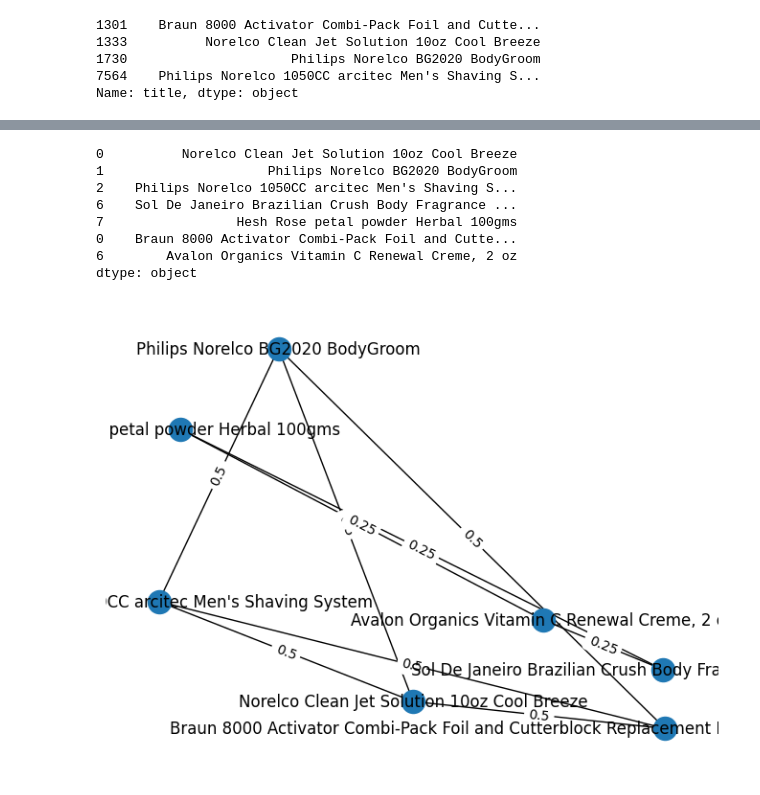
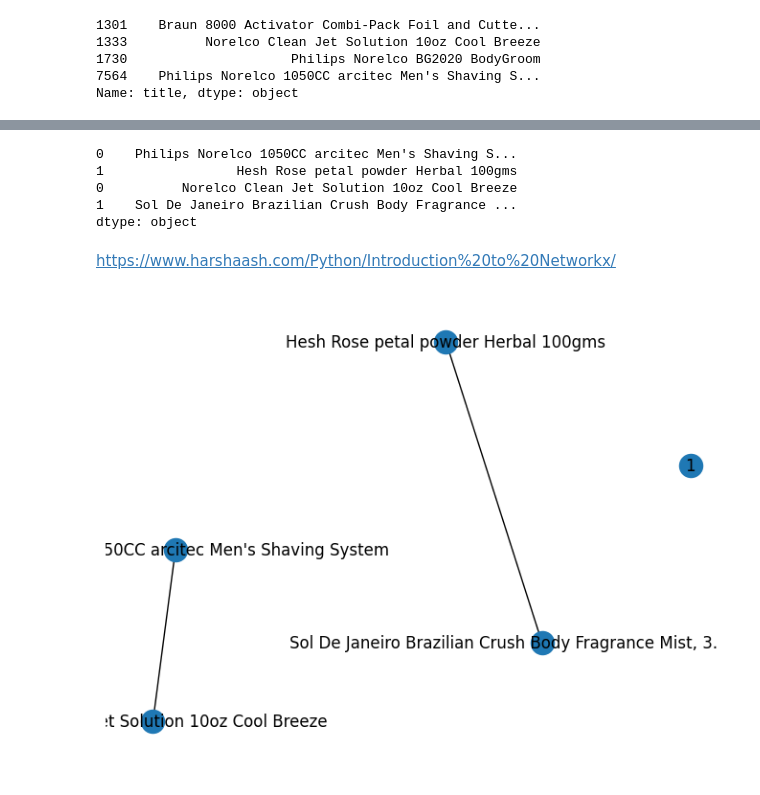
Before and after one commit to arthurvaz05/Python.Script, a Jupyter notebook: Grafo_RSys.ipynb, the cells around one changed output, grey strips where cells are left out. Saved outputs shown, nothing was run; the diff lists cells and outputs as text; code cells hidden in the pictures.

```diff
--- a/Grafo_RSys.ipynb
+++ b/Grafo_RSys.ipynb
@@ -240,6 +241,7 @@ produtos.reset_index(inplace=True)
 produtos.drop('index',inplace=True, axis = 1)
 produtos = produtos[np.logical_not(produtos['from'].isin(produtos_escolhidos.title))]
 produtos2 = produtos
+produtos2.reset_index(inplace=True)
 # %%
 x = produtos2.loc[(0+1):len(produtos2)-1,'from']
 x = pd.DataFrame(x)
@@ -261,7 +263,9 @@ produtos.loc[:,'cossenos'] = z1.loc[1,'semelhanca']
 produtos.columns = ['from','semelhanca']
 produtos.reset_index(inplace=True)
 produtos.drop('index',inplace=True, axis = 1)
+produtos = produtos[np.logical_not(produtos['from'].isin(produtos_escolhidos.title))]
 produtos2 = produtos
+produtos2.reset_index(inplace=True)
 
 for i in range(1,(len(produtos2)-1)):
   #print(i)
@@ -290,14 +287,13 @@ x
 # %%
 pd.concat([x['from'],x['to']]).drop_duplicates()
 # %% [output]
+0    Philips Norelco 1050CC arcitec Men's Shaving S...
+1                 Hesh Rose petal powder Herbal 100gms
 0          Norelco Clean Jet Solution 10oz Cool Breeze
-1                     Philips Norelco BG2020 BodyGroom
-2    Philips Norelco 1050CC arcitec Men's Shaving S...
-6    Sol De Janeiro Brazilian Crush Body Fragrance ...
-7                 Hesh Rose petal powder Herbal 100gms
-0    Braun 8000 Activator Combi-Pack Foil and Cutte...
-6        Avalon Organics Vitamin C Renewal Creme, 2 oz
+1    Sol De Janeiro Brazilian Crush Body Fragrance ...
 dtype: object
+# %% [markdown]
+https://www.harshaash.com/Python/Introduction%20to%20Networkx/
 # %%
 G = nx.Graph()
 #Adicionando todos os vértices
@@ -307,18 +303,18 @@ G.add_edges_from(np.array(x[x.semelhanca.eq(1)][['from', 'to']]), weights = np.a
 # %%
 # This function gets the coordinates for nodes
 pos = nx.random_layout(G)
 
 # This function gets the weights for the edges
-weight = nx.get_edge_attributes(g,'weight')
+weight = nx.get_edge_attributes(G,'peso')
 
 # The simplest way to draw a graph is by using nx.draw.
-nx.draw(g,pos, with_labels=True)
+nx.draw(G,pos, with_labels=True)
 
 # This adds edge lables
-nx.draw_networkx_edge_labels(g,pos,edge_labels = weight)
+nx.draw_networkx_edge_labels(G,pos,edge_labels = weight)
 plt.show()
 # %% [output]
-[figure, old version]
+[figure, new version]
 # %%
 del  x
 # %%
```
Also changed, not shown: parts of 4 cells of this notebook.
